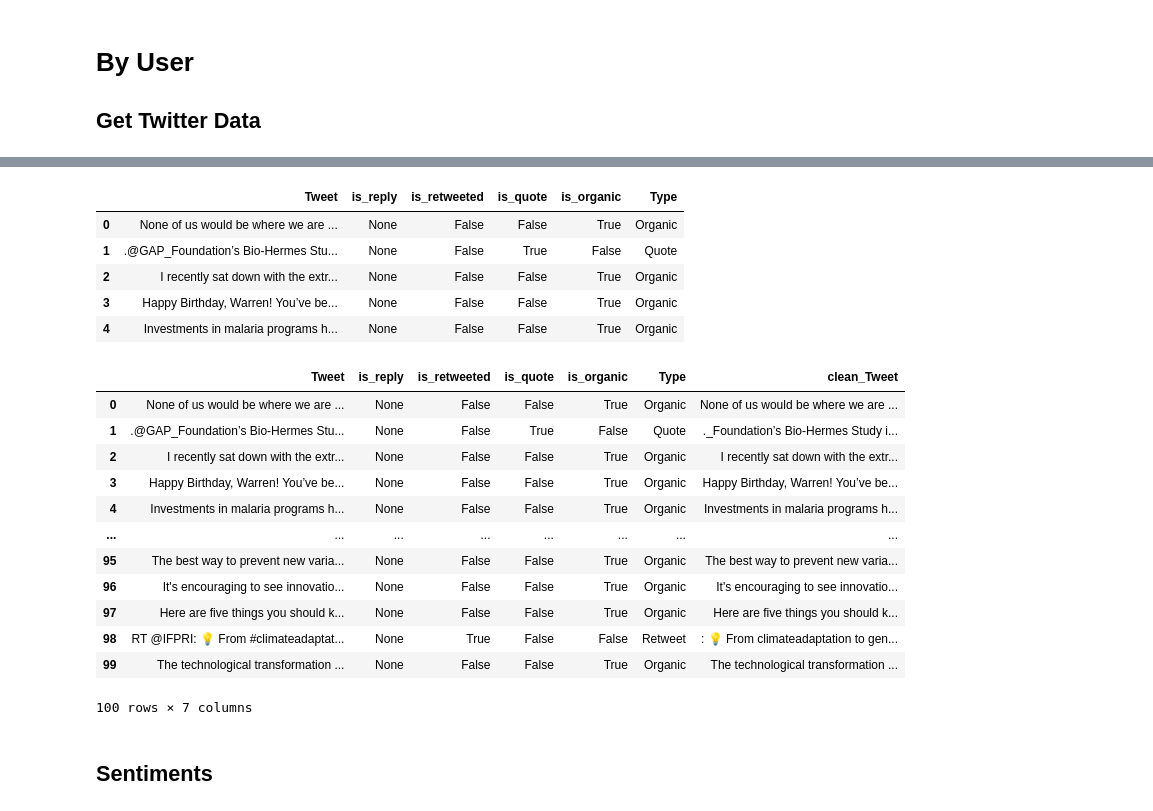
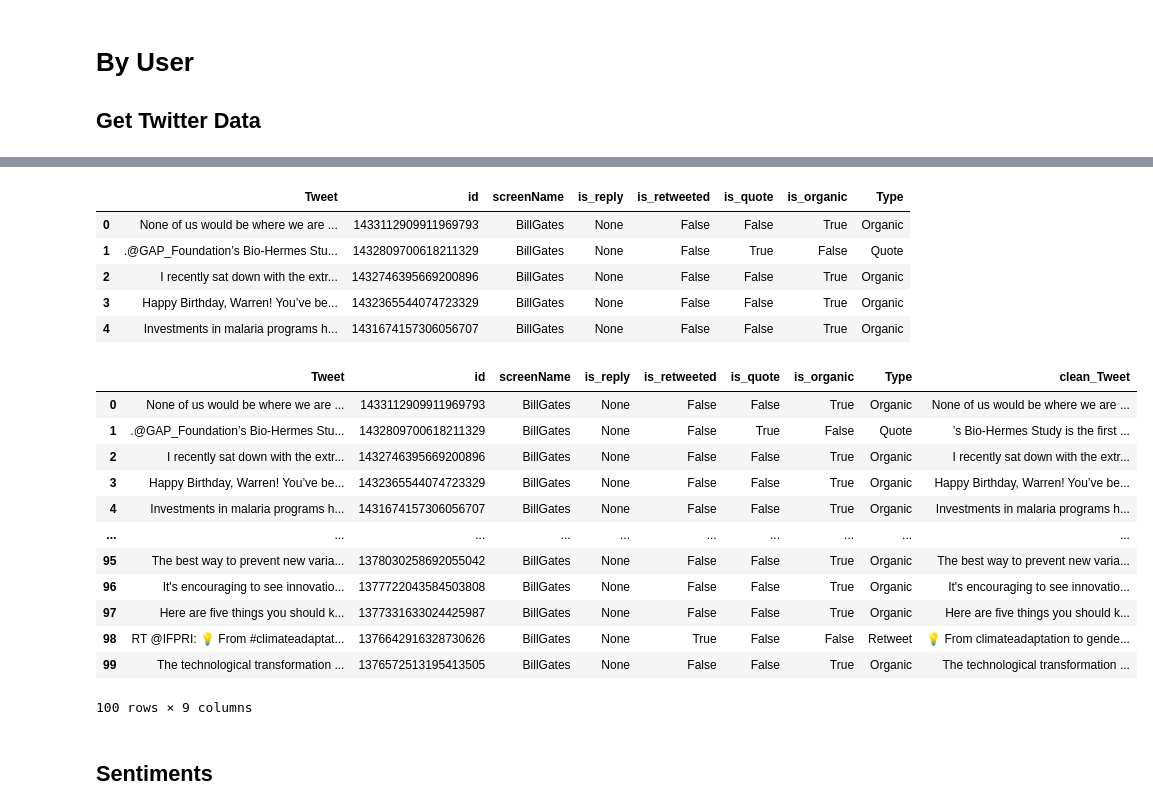
Before and after one commit to JaimeSolisS/Twitter-Sentiment-Analysis, a Jupyter notebook: Sentiment Analysis.ipynb, the cells around one changed output, grey strips where cells are left out. Saved outputs shown, nothing was run; the diff lists cells and outputs as text; code cells hidden in the pictures.

```diff
--- a/Sentiment Analysis.ipynb
+++ b/Sentiment Analysis.ipynb
@@ -27,7 +27,7 @@ api= tweepy.API(authenticate)
 ## Get Twitter Data
 # %%
 # Extract 100 tweets from the twitter user
-posts = api.user_timeline(screen_name="BillGates", count = 100, tweet_mode="extended")
+posts = api.user_timeline(screen_name="ChumelTorres", count = 100, tweet_mode="extended")
 
 #  Print the last 5 tweets
 print("Show the 5 recent tweets:\n")
@@ -73,6 +73,8 @@ def tweetype(df):
 
 # Create a dataframe with a column called Tweets
 df = pd.DataFrame([tweet.full_text for tweet in posts], columns=['Tweet'])
+df['id'] = pd.DataFrame([tweet.id for tweet in posts])
+df['screenName'] = pd.DataFrame([tweet.user.screen_name for tweet in posts])
 df['is_reply'] = pd.DataFrame([tweet.in_reply_to_screen_name for tweet in posts])
 df['is_retweeted'] = df.apply(rt, axis=1)
 df['is_quote'] = pd.DataFrame([tweet.is_quote_status for tweet in posts])
@@ -82,43 +84,45 @@ df['Type'] =df.apply(tweetype, axis=1)
 # Show the first 5 rows of data
 df.head(5)
 # %% [output]
-|  | Tweet | is_reply | is_retweeted | is_quote | is_organic | Type |
-| 0 | None of us would be where we are ... | None | False | False | True | Organic |
-| 1 | .@GAP_Foundation’s Bio-Hermes Stu... | None | False | True | False | Quote |
-| 2 | I recently sat down with the extr... | None | False | False | True | Organic |
-| 3 | Happy Birthday, Warren! You’ve be... | None | False | False | True | Organic |
-| 4 | Investments in malaria programs h... | None | False | False | True | Organic |
+|  | Tweet | id | screenName | is_reply | is_retweeted | is_quote | is_organic | Type |
+| 0 | None of us would be where we are ... | 1433112909911969793 | BillGates | None | False | False | True | Organic |
+| 1 | .@GAP_Foundation’s Bio-Hermes Stu... | 1432809700618211329 | BillGates | None | False | True | False | Quote |
+| 2 | I recently sat down with the extr... | 1432746395669200896 | BillGates | None | False | False | True | Organic |
+| 3 | Happy Birthday, Warren! You’ve be... | 1432365544074723329 | BillGates | None | False | False | True | Organic |
+| 4 | Investments in malaria programs h... | 1431674157306056707 | BillGates | None | False | False | True | Organic |
 # %%
 # Create a function to clean the tweets
 import re
 def cleanTxt(text):
-    text = re.sub('@[A-Za-z0–9]+', '', text) #Removing @mentions
+    text = re.sub('.@[A-Za-z0–9_]+', '', text) #Removing .@mentions
+    text = re.sub('@[A-Za-z0–9_]+', '', text) #Removing @mentions
     text = re.sub('#', '', text) # Removing '#' hash tag
     text = re.sub('RT[\s]+', '', text) # Removing RT
+    text = re.sub('RT:', '', text) # Removing RT:
     text = re.sub('https?:\/\/\S+', '', text) # Removing hyperlink
 
     return text
 
 
 # Clean the tweets
 df['clean_Tweet'] = df['Tweet'].apply(cleanTxt)
 
 # Show the cleaned tweets
 df
 # %% [output]
-|  | Tweet | is_reply | is_retweeted | is_quote | is_organic | Type | clean_Tweet |
-| 0 | None of us would be where we are ... | None | False | False | True | Organic | None of us would be where we are ... |
-| 1 | .@GAP_Foundation’s Bio-Hermes Stu... | None | False | True | False | Quote | ._Foundation’s Bio-Hermes Study i... |
-| 2 | I recently sat down with the extr... | None | False | False | True | Organic | I recently sat down with the extr... |
-| 3 | Happy Birthday, Warren! You’ve be... | None | False | False | True | Organic | Happy Birthday, Warren! You’ve be... |
-| 4 | Investments in malaria programs h... | None | False | False | True | Organic | Investments in malaria programs h... |
-| ... | ... | ... | ... | ... | ... | ... | ... |
-| 95 | The best way to prevent new varia... | None | False | False | True | Organic | The best way to prevent new varia... |
-| 96 | It's encouraging to see innovatio... | None | False | False | True | Organic | It's encouraging to see innovatio... |
-| 97 | Here are five things you should k... | None | False | False | True | Organic | Here are five things you should k... |
-| 98 | RT @IFPRI: 💡 From #climateadaptat... | None | True | False | False | Retweet | : 💡 From climateadaptation to gen... |
-| 99 | The technological transformation ... | None | False | False | True | Organic | The technological transformation ... |
+|  | Tweet | id | screenName | is_reply | is_retweeted | is_quote | is_organic | Type | clean_Tweet |
+| 0 | None of us would be where we are ... | 1433112909911969793 | BillGates | None | False | False | True | Organic | None of us would be where we are ... |
+| 1 | .@GAP_Foundation’s Bio-Hermes Stu... | 1432809700618211329 | BillGates | None | False | True | False | Quote | ’s Bio-Hermes Study is the first ... |
+| 2 | I recently sat down with the extr... | 1432746395669200896 | BillGates | None | False | False | True | Organic | I recently sat down with the extr... |
+| 3 | Happy Birthday, Warren! You’ve be... | 1432365544074723329 | BillGates | None | False | False | True | Organic | Happy Birthday, Warren! You’ve be... |
+| 4 | Investments in malaria programs h... | 1431674157306056707 | BillGates | None | False | False | True | Organic | Investments in malaria programs h... |
+| ... | ... | ... | ... | ... | ... | ... | ... | ... | ... |
+| 95 | The best way to prevent new varia... | 1378030258692055042 | BillGates | None | False | False | True | Organic | The best way to prevent new varia... |
+| 96 | It's encouraging to see innovatio... | 1377722043584503808 | BillGates | None | False | False | True | Organic | It's encouraging to see innovatio... |
+| 97 | Here are five things you should k... | 1377331633024425987 | BillGates | None | False | False | True | Organic | Here are five things you should k... |
+| 98 | RT @IFPRI: 💡 From #climateadaptat... | 1376642916328730626 | BillGates | None | True | False | False | Retweet | 💡 From climateadaptation to gende... |
+| 99 | The technological transformation ... | 1376572513195413505 | BillGates | None | False | False | True | Organic | The technological transformation ... |
-100 rows × 7 columns
+100 rows × 9 columns
 # %% [markdown]
 ## Sentiments
 # %%
```
Also changed, not shown: parts of 9 cells of this notebook, 1 other file.
